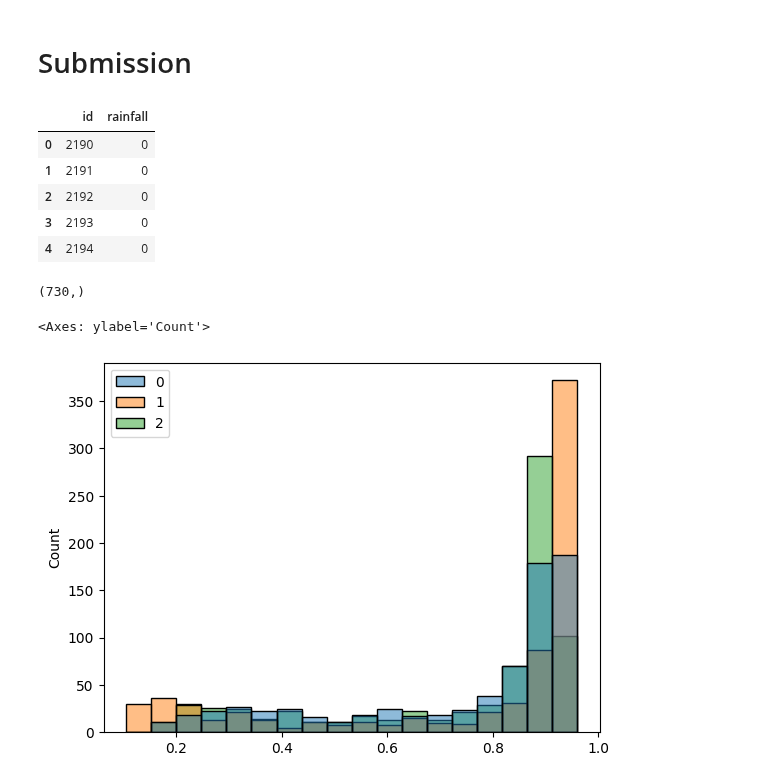
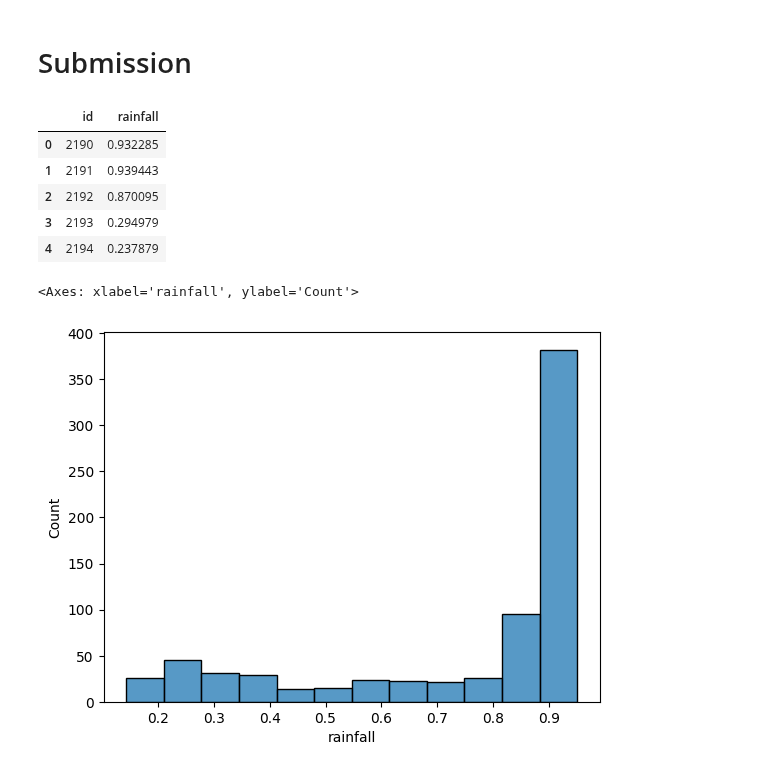
Before and after one commit to warut/kaggle, a Jupyter notebook: rainfall-prediction-with-13-ensemble-optuna.ipynb, the cells around one changed output. Cells and saved outputs as stored; diff of their text form; code cells hidden in the pictures.

Commit message:
Kaggle Notebook | Rainfall prediction with 13 ensemble Optuna | Version 4

```diff
--- a/rainfall-prediction-with-13-ensemble-optuna.ipynb
+++ b/rainfall-prediction-with-13-ensemble-optuna.ipynb
@@ -535,22 +550,18 @@ for name, models in trained_models.items():
 # %% [markdown]
 # Submission
 # %%
-df_sub['rainfall'] = np.median(test_predss_proba, axis=0).astype(int)
+df_sub['rainfall'] = np.median(np.array(test_predss_proba), axis=0)
 df_sub.to_csv('submission.csv')
 df_sub.head(5)
 # %% [output]
 |  | id | rainfall |
-| 0 | 2190 | 0 |
-| 1 | 2191 | 0 |
-| 2 | 2192 | 0 |
-| 3 | 2193 | 0 |
-| 4 | 2194 | 0 |
+| 0 | 2190 | 0.932285 |
+| 1 | 2191 | 0.939443 |
+| 2 | 2192 | 0.870095 |
+| 3 | 2193 | 0.294979 |
+| 4 | 2194 | 0.237879 |
-# %%
-test_predss.shape
-# %% [output]
-(730,)
 # %%
-sns.histplot(test_predss_proba)
+sns.histplot(df_sub['rainfall'])
 # %% [output]
-<Axes: ylabel='Count'>
+<Axes: xlabel='rainfall', ylabel='Count'>
-[figure, old version]
+[figure, new version]
```
Also changed, not shown: parts of 3 cells of this notebook.
